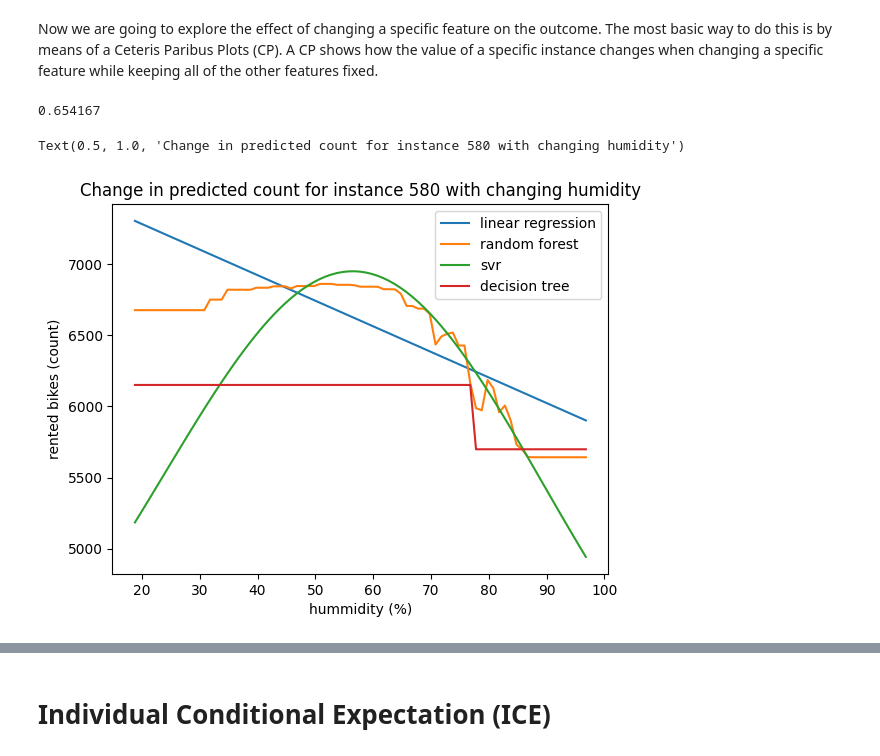
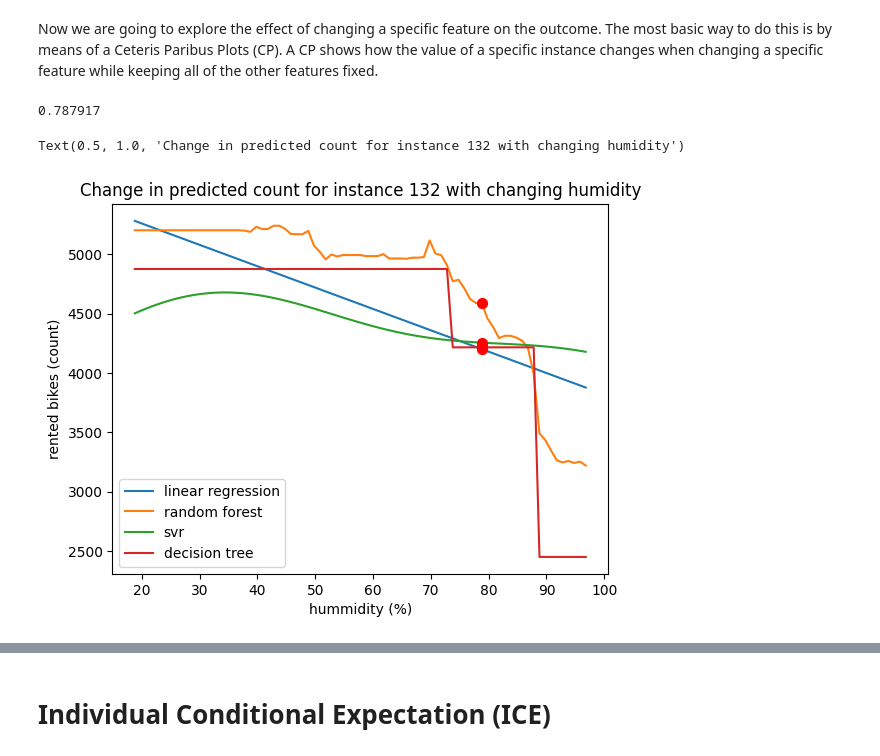
Before and after one commit to AIM-MADS-DATEXP/tutorial_XAI, a Jupyter notebook: Examples.ipynb, the cells around one changed output, grey strips where cells are left out. Cells and saved outputs as stored; diff of their text form; code cells hidden in the pictures.

Commit message:
Update plots

```diff
--- a/Examples.ipynb
+++ b/Examples.ipynb
@@ -190,33 +190,35 @@ import numpy as np
 
 # select an instance
 instance = y_test.index[random.randint(0, len(y_test))]
 
 # select orginial feature value
 feature = "hum" # change to look at other features
 feature_value = df_day.loc[instance, feature]
 print(feature_value)
 
 # define feature range (in this case minimum to maximum humidity)
 feature_range = np.arange(min(X_train.hum), max(X_train.hum), 0.01)
 
 # create dataset and scale
 row = X_test.loc[instance]
 new_data = pd.DataFrame([row] * len(feature_range))
 new_data['hum'] = feature_range
 new_data_scaled = scaler.transform(new_data)
+row_scaled = scaler.transform(row.to_frame().T)
 
 # predict over full range
 import matplotlib.pyplot as plt
 for mod in mods:
     preds = mods[mod].predict(new_data_scaled)
     plt.plot(feature_range*100, preds, label = mod)
+    plt.scatter(feature_value*100, mods[mod].predict(row_scaled), color='red', s=50, zorder=3)
 
 # plot the cpb
 plt.xlabel("hummidity (%)")
 plt.ylabel("rented bikes (count)")
 plt.legend()
 plt.title("Change in predicted count for instance " + str(instance) + " with changing humidity")
 # %% [output]
-0.654167
+0.787917
-Text(0.5, 1.0, 'Change in predicted count for instance 580 with changing humidity')
+Text(0.5, 1.0, 'Change in predicted count for instance 132 with changing humidity')
-[figure, old version]
+[figure, new version]
```
Also changed, not shown: parts of 8 cells of this notebook.
